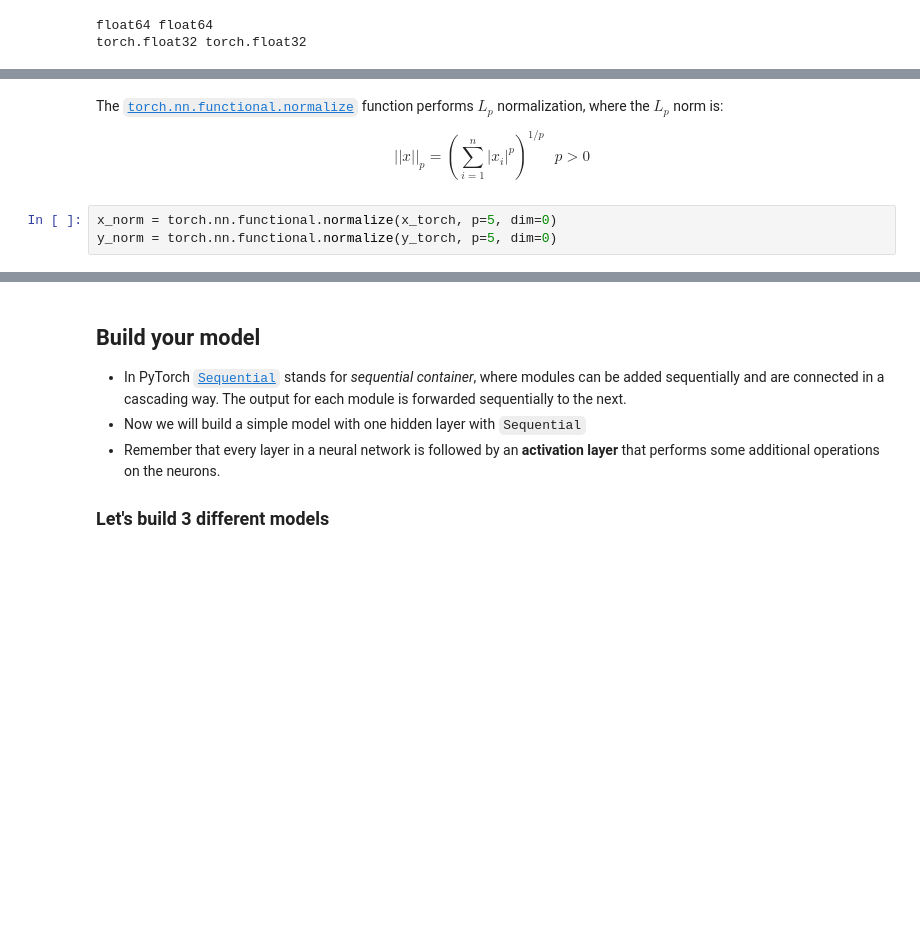
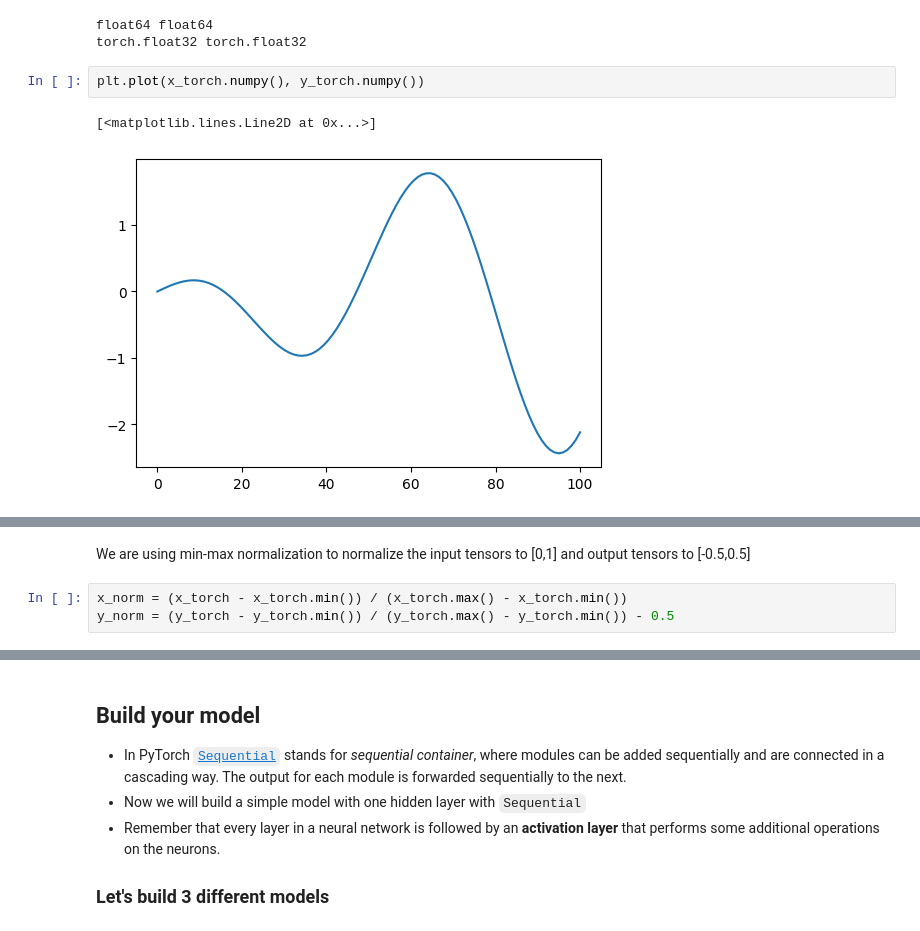
Before and after one commit to machine-learning-tutorial/neural-networks, a Jupyter notebook: 1-neural_networks.ipynb, the cells around one changed output, grey strips where cells are left out. Saved outputs shown, nothing was run; the diff lists cells and outputs as text; blank space fills up the shorter version.

```diff
--- a/1-neural_networks.ipynb
+++ b/1-neural_networks.ipynb
@@ -258,20 +258,21 @@ print(x_torch.dtype, y_torch.dtype)
 # %% [output]
 float64 float64
 torch.float32 torch.float32
+# %%
+plt.plot(x_torch.numpy(), y_torch.numpy())
+# %% [output]
+[<matplotlib.lines.Line2D at 0x...>]
+[figure, added]
 # %% [markdown]
 ## Data normalization
 We will also need to normalize the data to make sure we are in the non-linear region of the activation functions:
 
 <img src="img/activation-functions.png" width="85%"/>
 # %% [markdown]
-The [`torch.nn.functional.normalize`](https://pytorch.org/docs/stable/generated/torch.nn.functional.normalize.html) function performs $L_p$ normalization, where the $L_p$ norm is:
-
-$$
-||x||_p = (\sum_{i=1}^n |x_i|^p)^{1/p} \ \ \ p>0
-$$
+We are using min-max normalization to normalize the input tensors to [0,1] and output tensors to [-0.5,0.5]
 # %%
-x_norm = torch.nn.functional.normalize(x_torch, p=5, dim=0)
-y_norm = torch.nn.functional.normalize(y_torch, p=5, dim=0)
+x_norm = (x_torch - x_torch.min()) / (x_torch.max() - x_torch.min())
+y_norm = (y_torch - y_torch.min()) / (y_torch.max() - y_torch.min()) - 0.5
 # %%
 plt.plot(x_norm.detach().numpy(), y_norm.detach().numpy())
 plt.xlabel('x')
```
Also changed, not shown: parts of 16 cells of this notebook.
